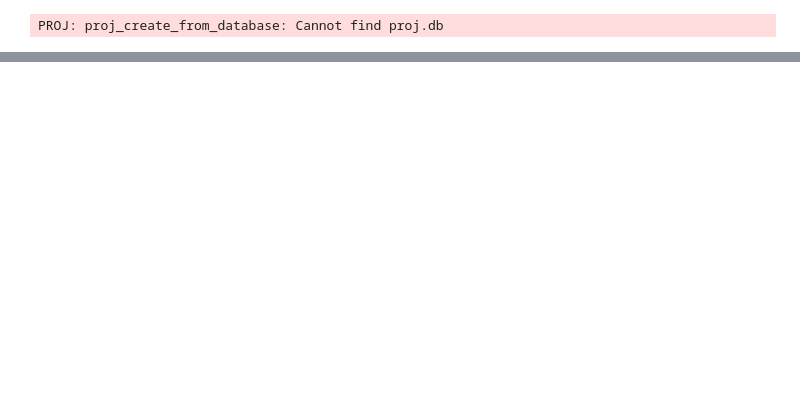
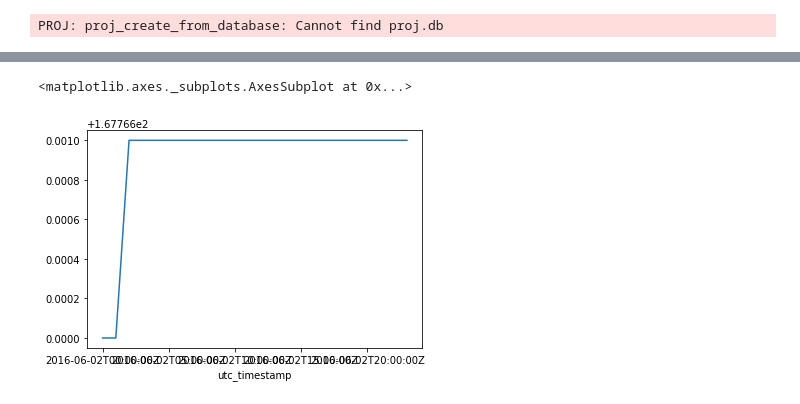
Before and after one commit to Nikosvav/code4green, a Jupyter notebook: EDA_time_series.ipynb, the cells around one changed output, grey strips where cells are left out. Drawn from its saved outputs; the diff is of its cells as text; code cells hidden in the pictures; blank space fills up the shorter version.

```diff
--- a/EDA_time_series.ipynb
+++ b/EDA_time_series.ipynb
@@ -42,0 +75,4 @@ df.tail()
+# %%
+house_path = "../household_data_60min_singleindex.csv"
+house = pd.read_csv(house_path)
+house.head(10)
@@ -42,0 +92,11 @@ df.tail()
+# %%
+house = house.sort_values(by='utc_timestamp')
+house = house.loc[house.utc_timestamp.str.startswith("2016")]
+house.index = house.utc_timestamp
+d = "2016-06-02"
+house_day = house.loc[house.index.str.startswith(d)]
+# %%
+house_day['DE_KN_residential1_dishwasher'].plot()
+# %% [output]
+<matplotlib.axes._subplots.AxesSubplot at 0x...>
+[figure, added]
```
Also changed, not shown: parts of 14 cells of this notebook.
